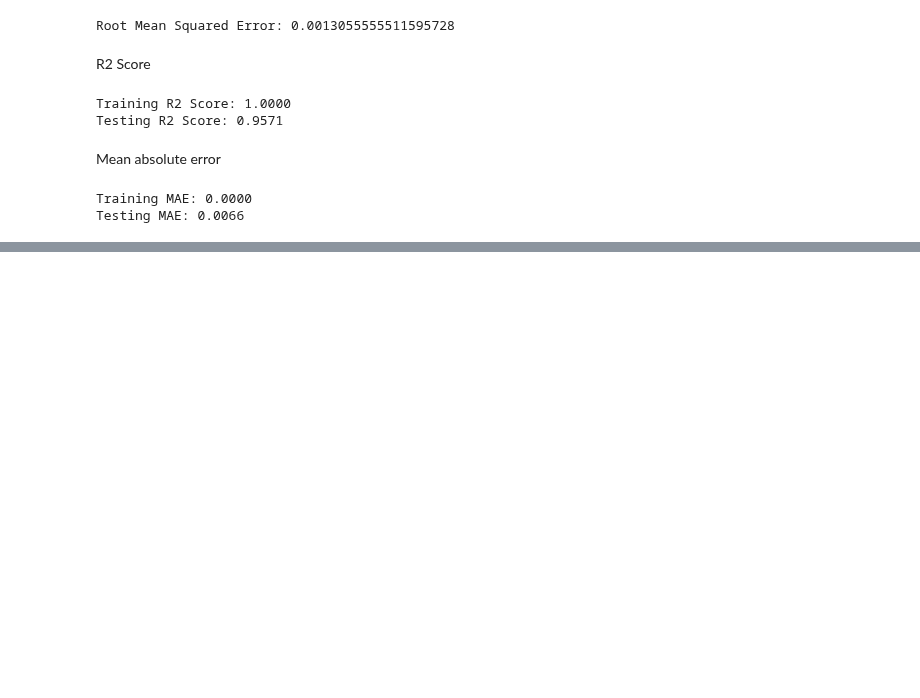
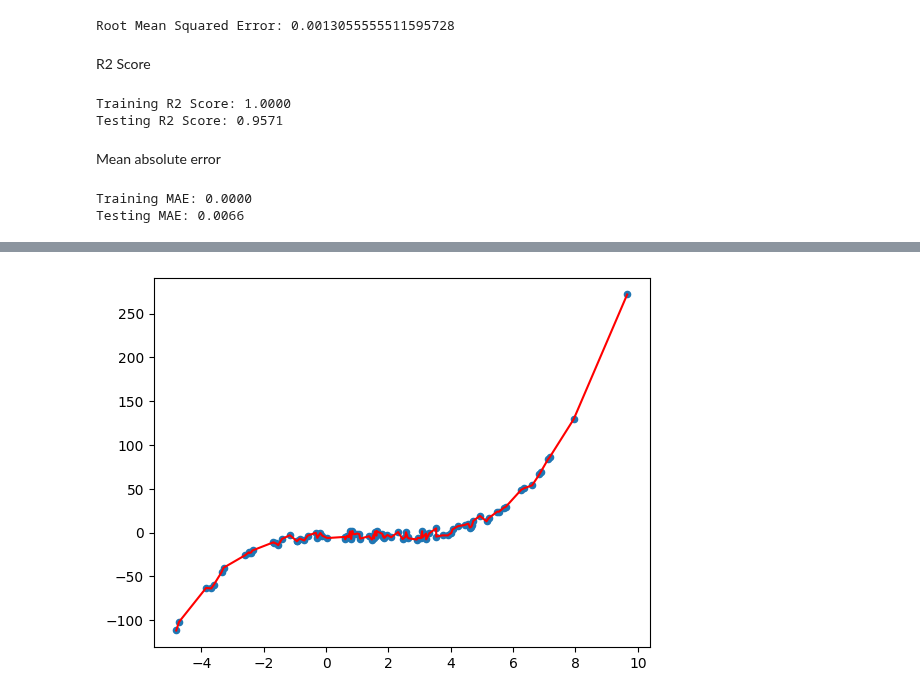
Before and after one commit to anmolS-1104/SML, a Jupyter notebook: SML /Exp 3.ipynb, the cells around one changed output, grey strips where cells are left out. Cells and saved outputs as stored; diff of their text form; code cells hidden in the pictures; blank space fills up the shorter version.

```diff
--- a/SML /Exp 3.ipynb
+++ b/SML /Exp 3.ipynb
@@ -136,0 +180,16 @@ Testing MAE: 0.0066
+# %%
+import operator
+# sort the values of x before line plot
+
+plt.scatter(x,y,s=20)
+sort_axis = operator.itemgetter(0)
+
+sorted_zip = sorted(zip(x,y),key=operator.itemgetter(0))
+x_sorted, y_sorted = zip(*sorted_zip)
+
+# line plot
+plt.plot(x_sorted, y_sorted, color='red')
+
+plt.show()
+# %% [output]
+[figure, added]
```
Also changed, not shown: parts of 4 cells of this notebook, 1 other file.
